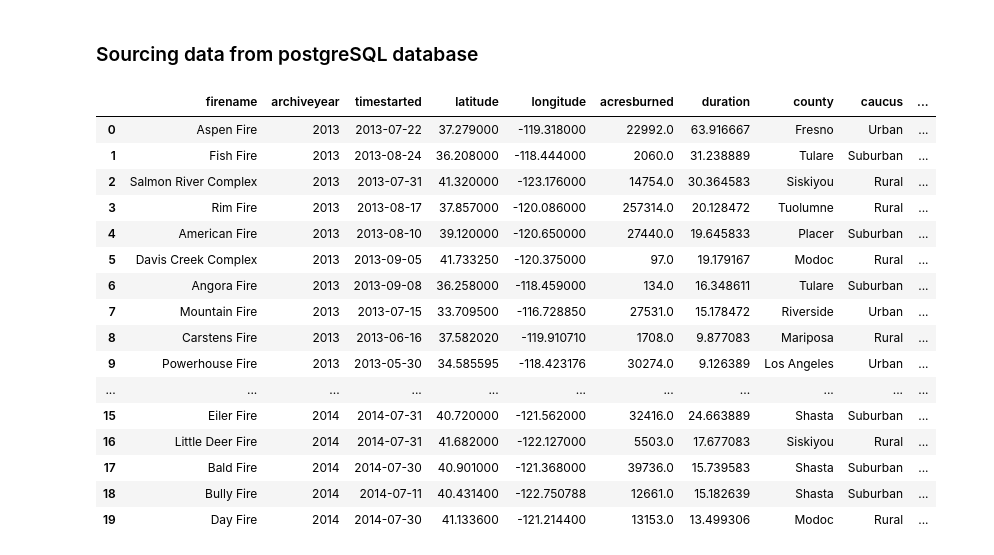
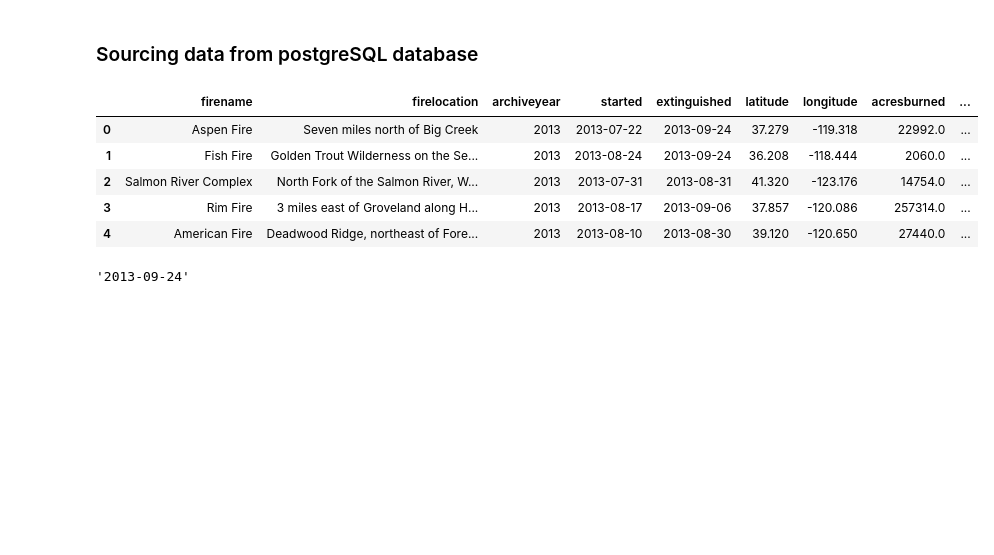
Before and after one commit to i-am-phoenix/project3, a Jupyter notebook: fire_data_geoJSON_postgresSQL.ipynb, the cells around one changed output. Saved outputs shown, nothing was run; the diff lists cells and outputs as text; code cells hidden in the pictures; blank space fills up the shorter version.

```diff
--- a/fire_data_geoJSON_postgresSQL.ipynb
+++ b/fire_data_geoJSON_postgresSQL.ipynb
@@ -137,45 +145,45 @@ from flask import Flask, jsonify
 # %%
 # FLask path 1: Pull data for top 10 longest burning fires in each year
 
 query_top_fires_duration = """
-SELECT * FROM (
+SELECT firename, firelocation, archiveyear, started, extinguished, latitude, longitude,
+       acresburned, fatalities, dayofweekstartedname, dayofweekstartednum,
+       duration, county, caucus, year_rank
+    FROM (
 	SELECT
 		*,
 		RANK () OVER (
 			PARTITION BY p.archiveyear
 			ORDER BY duration DESC
 		) year_rank
 	FROM
 		fire_data p)
 AS x WHERE year_rank < 11
 """
 # Execute sql query
 data_top_fires_duration = engine.execute(query_top_fires_duration)
 
 # Pull data table column names
 table_headers = engine.execute(query_top_fires_duration)._metadata.keys
 
 # convert to DF
 df_top_fires_duration = pd.DataFrame(data_top_fires_duration, columns=table_headers)
-df_top_fires_duration[['firename', 'archiveyear', 'timestarted', 'latitude', 'longitude', 'acresburned', 'duration', 'county', 'caucus', 'year_rank']].head(20)
+df_top_fires_duration.head()#[['firename', 'archiveyear', 'timestarted', 'latitude', 'longitude', 'acresburned', 'duration', 'county', 'caucus', 'year_rank']].head(20)
 # %% [output]
-|  | firename | archiveyear | timestarted | latitude | longitude | acresburned | duration | county | caucus | ... |
-| 0 | Aspen Fire | 2013 | 2013-07-22 | 37.279000 | -119.318000 | 22992.0 | 63.916667 | Fresno | Urban | ... |
-| 1 | Fish Fire | 2013 | 2013-08-24 | 36.208000 | -118.444000 | 2060.0 | 31.238889 | Tulare | Suburban | ... |
-| 2 | Salmon River Complex | 2013 | 2013-07-31 | 41.320000 | -123.176000 | 14754.0 | 30.364583 | Siskiyou | Rural | ... |
-| 3 | Rim Fire | 2013 | 2013-08-17 | 37.857000 | -120.086000 | 257314.0 | 20.128472 | Tuolumne | Rural | ... |
-| 4 | American Fire | 2013 | 2013-08-10 | 39.120000 | -120.650000 | 27440.0 | 19.645833 | Placer | Suburban | ... |
-| 5 | Davis Creek Complex | 2013 | 2013-09-05 | 41.733250 | -120.375000 | 97.0 | 19.179167 | Modoc | Rural | ... |
-| 6 | Angora Fire | 2013 | 2013-09-08 | 36.258000 | -118.459000 | 134.0 | 16.348611 | Tulare | Suburban | ... |
-| 7 | Mountain Fire | 2013 | 2013-07-15 | 33.709500 | -116.728850 | 27531.0 | 15.178472 | Riverside | Urban | ... |
-| 8 | Carstens Fire | 2013 | 2013-06-16 | 37.582020 | -119.910710 | 1708.0 | 9.877083 | Mariposa | Rural | ... |
-| 9 | Powerhouse Fire | 2013 | 2013-05-30 | 34.585595 | -118.423176 | 30274.0 | 9.126389 | Los Angeles | Urban | ... |
-| ... | ... | ... | ... | ... | ... | ... | ... | ... | ... | ... |
-| 15 | Eiler Fire | 2014 | 2014-07-31 | 40.720000 | -121.562000 | 32416.0 | 24.663889 | Shasta | Suburban | ... |
-| 16 | Little Deer Fire | 2014 | 2014-07-31 | 41.682000 | -122.127000 | 5503.0 | 17.677083 | Siskiyou | Rural | ... |
-| 17 | Bald Fire | 2014 | 2014-07-30 | 40.901000 | -121.368000 | 39736.0 | 15.739583 | Shasta | Suburban | ... |
-| 18 | Bully Fire | 2014 | 2014-07-11 | 40.431400 | -122.750788 | 12661.0 | 15.182639 | Shasta | Suburban | ... |
-| 19 | Day Fire | 2014 | 2014-07-30 | 41.133600 | -121.214400 | 13153.0 | 13.499306 | Modoc | Rural | ... |
+|  | firename | firelocation | archiveyear | started | extinguished | latitude | longitude | acresburned | ... |
+| 0 | Aspen Fire | Seven miles north of Big Creek | 2013 | 2013-07-22 | 2013-09-24 | 37.279 | -119.318 | 22992.0 | ... |
+| 1 | Fish Fire | Golden Trout Wilderness on the Se... | 2013 | 2013-08-24 | 2013-09-24 | 36.208 | -118.444 | 2060.0 | ... |
+| 2 | Salmon River Complex | North Fork of the Salmon River, W... | 2013 | 2013-07-31 | 2013-08-31 | 41.320 | -123.176 | 14754.0 | ... |
+| 3 | Rim Fire | 3 miles east of Groveland along H... | 2013 | 2013-08-17 | 2013-09-06 | 37.857 | -120.086 | 257314.0 | ... |
+| 4 | American Fire | Deadwood Ridge, northeast of Fore... | 2013 | 2013-08-10 | 2013-08-30 | 39.120 | -120.650 | 27440.0 | ... |
+# %%
+str(df_top_fires_duration.extinguished[0])
+# fire_data.started=pd.to_datetime(fire_data.started)
+# fire_data.extinguished=pd.to_datetime(fire_data.extinguished)
+# fire_data.timestarted=pd.to_datetime(fire_data.timestarted)
+# fire_data.timeextinguished=pd.to_datetime(fire_data.timeextinguished)
+# %% [output]
+'2013-09-24'
 # %%
 # FLask path 2: Pull data for top 10 largest (acres affected) fires in each year
 
```
Also changed, not shown: parts of 12 cells of this notebook, 5 other files.
